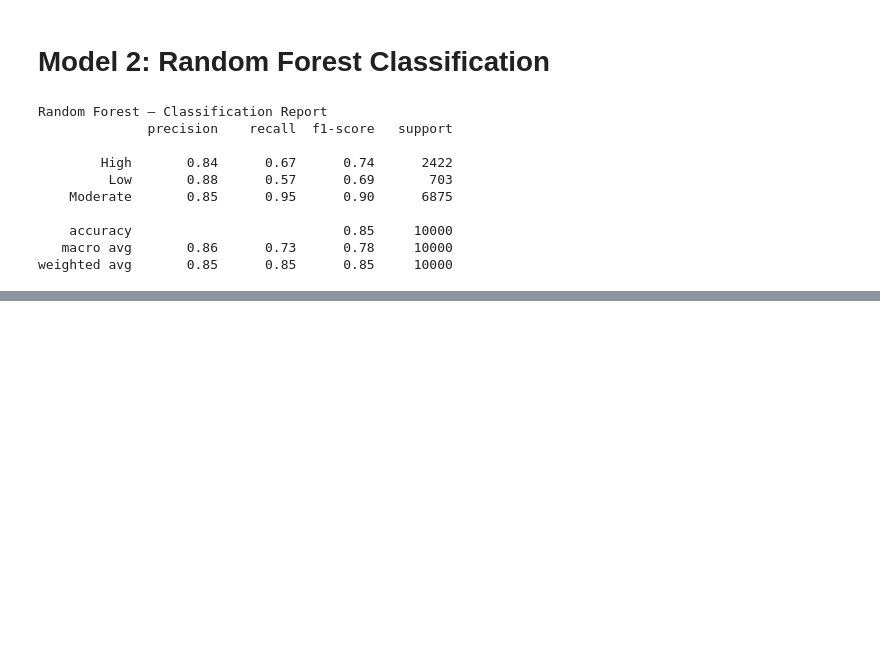
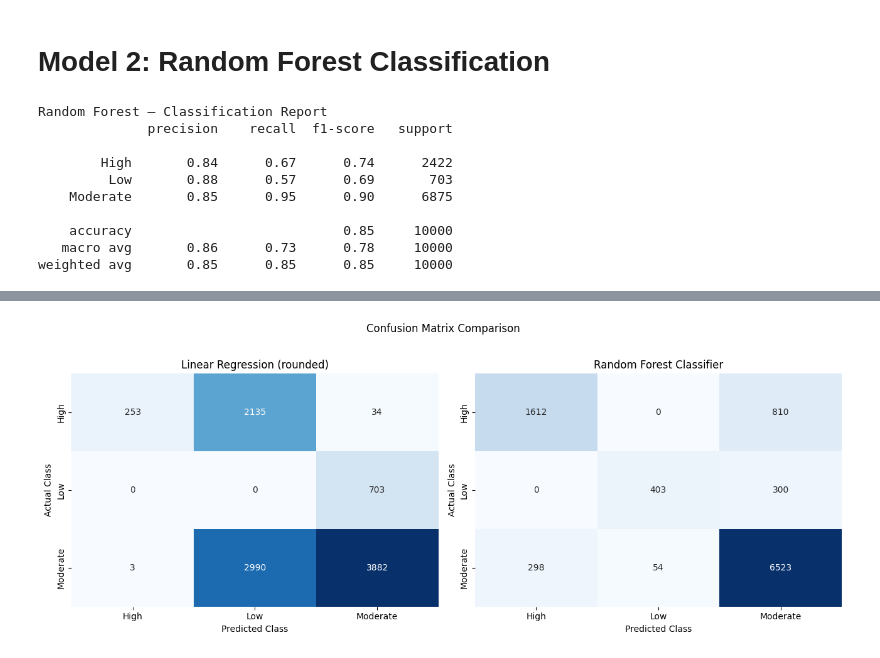
Before and after one commit to Jahura7/assignment_on_research_design_and_experiment, a Jupyter notebook: experiment.ipynb, the cells around one changed output, grey strips where cells are left out. Saved outputs shown, nothing was run; the diff lists cells and outputs as text; code cells hidden in the pictures; blank space fills up the shorter version.

```diff
--- a/experiment.ipynb
+++ b/experiment.ipynb
@@ -426,0 +449,16 @@ weighted avg       0.85      0.85      0.85     10000
+# %%
+# Visualization 2: Confusion matrices side by side
+
+fig, axes = plt.subplots(1, 2, figsize=(13, 5))
+for ax, (model_name, pred) in zip(axes, model_predictions.items()):
+    cm = confusion_matrix(y_test_model, pred, labels=np.arange(len(class_names)))
+    sns.heatmap(cm, annot=True, fmt='d', cmap='Blues', cbar=False,
+                xticklabels=class_names, yticklabels=class_names, ax=ax)
+    ax.set_title(model_name)
+    ax.set_xlabel('Predicted Class')
+    ax.set_ylabel('Actual Class')
+plt.suptitle('Confusion Matrix Comparison', y=1.02)
+plt.tight_layout()
+plt.show()
+# %% [output]
+[figure, added]
```
Also changed, not shown: parts of 11 cells of this notebook.
